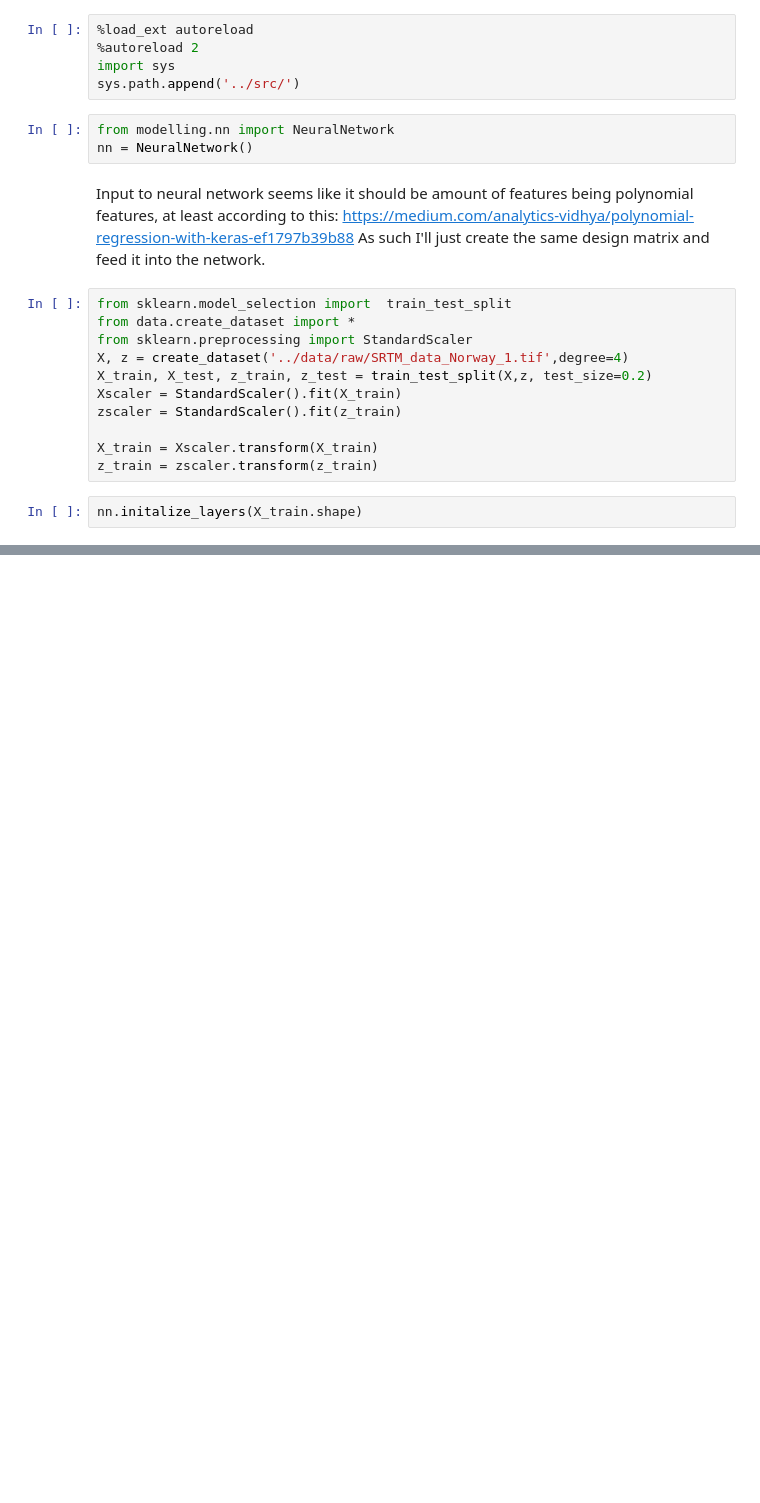
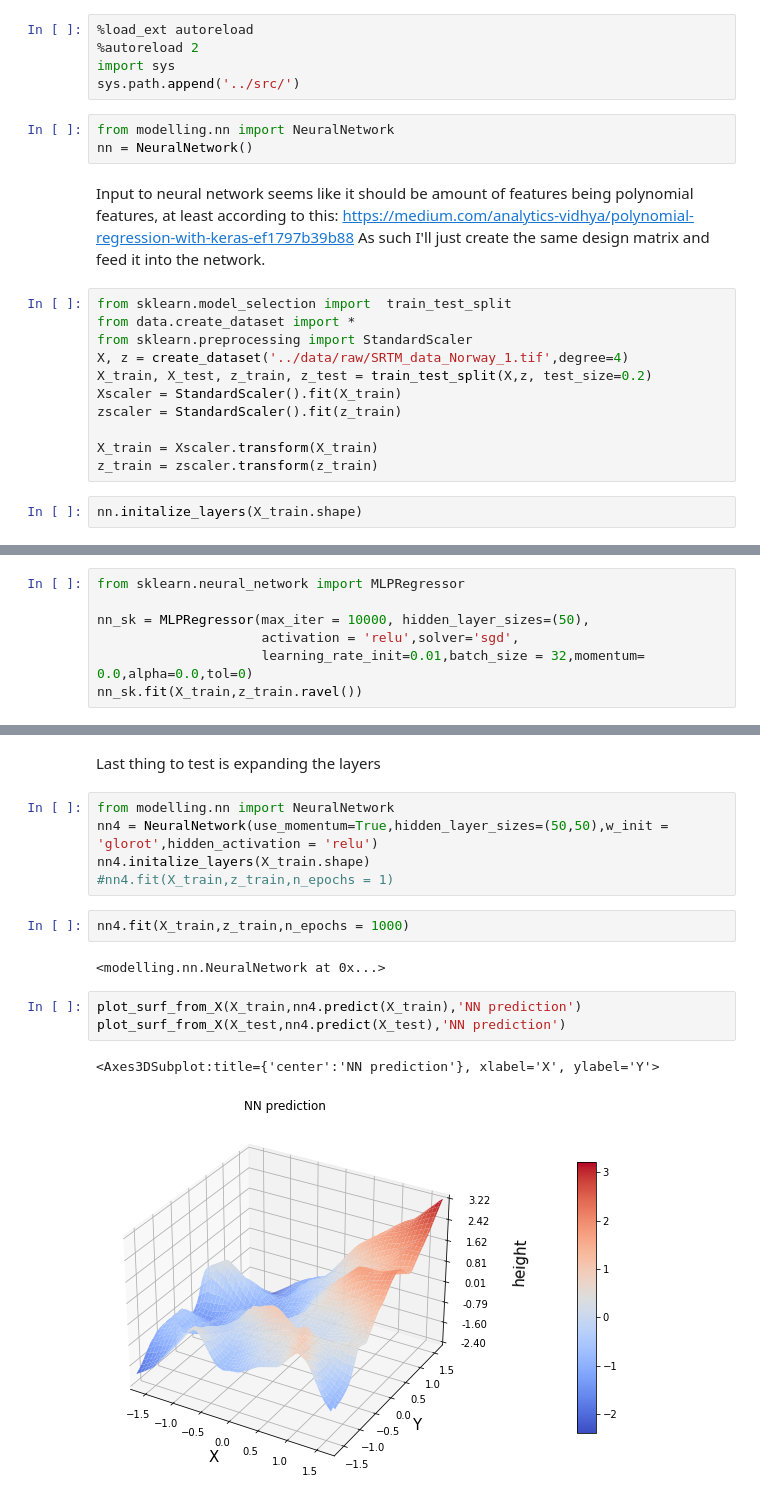
Before and after one commit to oliverif/FYS-STK4155-project2, a Jupyter notebook: notebooks/20211030 - NeuralNetwork.ipynb, the cells around one changed output, grey strips where cells are left out. Drawn from its saved outputs; the diff is of its cells as text; blank space fills up the shorter version.

```diff
--- a/notebooks/20211030 - NeuralNetwork.ipynb
+++ b/notebooks/20211030 - NeuralNetwork.ipynb
@@ -35,0 +116,7 @@ ValueError: operands could not be broadcast together with shapes (100,100) (50,5
+# %%
+from sklearn.neural_network import MLPRegressor
+
+nn_sk = MLPRegressor(max_iter = 10000, hidden_layer_sizes=(50),
+                     activation = 'relu',solver='sgd',
+                     learning_rate_init=0.01,batch_size = 32,momentum= 0.0,alpha=0.0,tol=0)
+nn_sk.fit(X_train,z_train.ravel())
@@ -35,0 +128,17 @@ ValueError: operands could not be broadcast together with shapes (100,100) (50,5
+# %% [markdown]
+Last thing to test is expanding the layers
+# %%
+from modelling.nn import NeuralNetwork
+nn4 = NeuralNetwork(use_momentum=True,hidden_layer_sizes=(50,50),w_init = 'glorot',hidden_activation = 'relu')
+nn4.initalize_layers(X_train.shape)
+#nn4.fit(X_train,z_train,n_epochs = 1)
+# %%
+nn4.fit(X_train,z_train,n_epochs = 1000)
+# %% [output]
+<modelling.nn.NeuralNetwork at 0x...>
+# %%
+plot_surf_from_X(X_train,nn4.predict(X_train),'NN prediction')
+plot_surf_from_X(X_test,nn4.predict(X_test),'NN prediction')
+# %% [output]
+<Axes3DSubplot:title={'center':'NN prediction'}, xlabel='X', ylabel='Y'>
+[figure, added]
```
Also changed, not shown: parts of 27 cells of this notebook, 4 other files.
